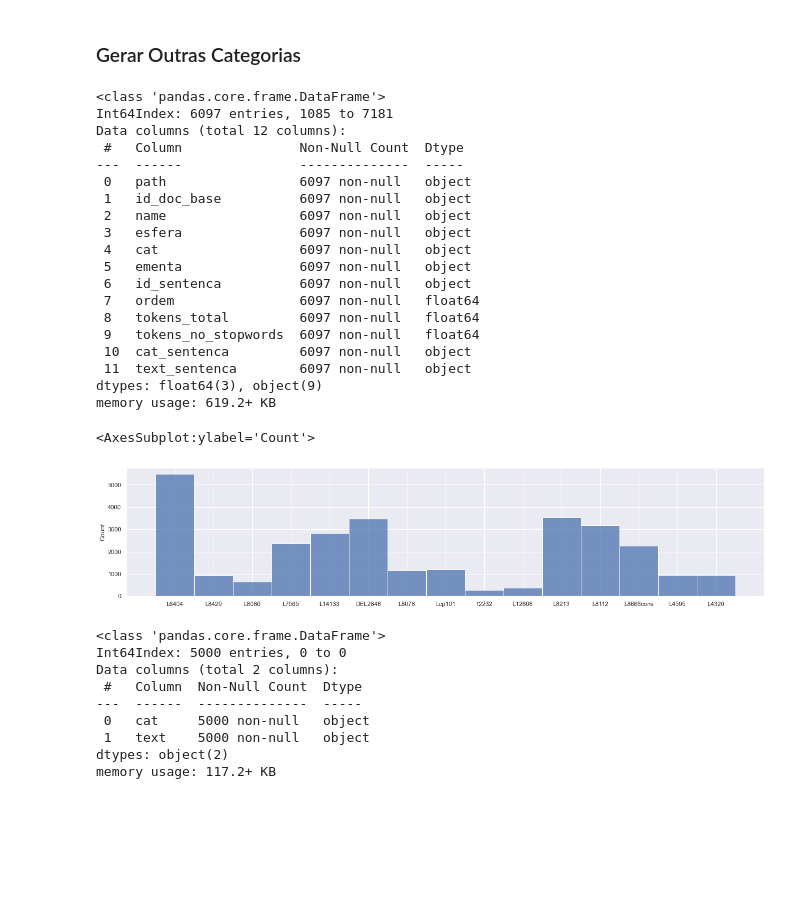
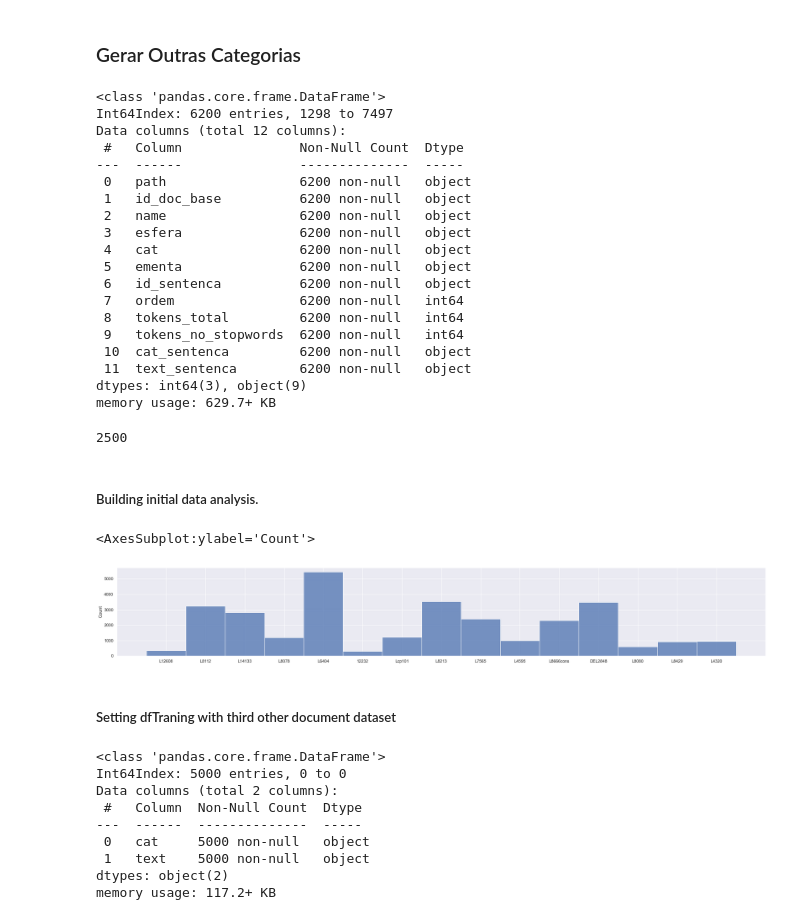
Before and after one commit to mbjesus/regbr, a Jupyter notebook: ExportarDataset.ipynb, the cells around one changed output. Saved outputs shown, nothing was run; the diff lists cells and outputs as text; code cells hidden in the pictures; blank space fills up the shorter version.

Commit message:
Building and cleaning the dataset.

```diff
--- a/ExportarDataset.ipynb
+++ b/ExportarDataset.ipynb
@@ -180,25 +208,25 @@ dfTreino.head(2)
 # %% [markdown]
 ### Gerar Outras Categorias
 # %%
-dfOutros = dfSentencas[dfSentencas['cat']!='terceiro_setor']
+dfOutros = dfSentencas[dfSentencas['cat']!='terceiro_setor'].copy()
 dfOutros.info()
 # %% [output]
 <class 'pandas.core.frame.DataFrame'>
-Int64Index: 6097 entries, 1085 to 7181
+Int64Index: 6200 entries, 1298 to 7497
 Data columns (total 12 columns):
  #   Column               Non-Null Count  Dtype
 ---  ------               --------------  -----
- 0   path                 6097 non-null   object
- 1   id_doc_base          6097 non-null   object
- 2   name                 6097 non-null   object
- 3   esfera               6097 non-null   object
- 4   cat                  6097 non-null   object
- 5   ementa               6097 non-null   object
- 6   id_sentenca          6097 non-null   object
- 7   ordem                6097 non-null   float64
- 8   tokens_total         6097 non-null   float64
- 9   tokens_no_stopwords  6097 non-null   float64
- 10  cat_sentenca         6097 non-null   object
- 11  text_sentenca        6097 non-null   object
-dtypes: float64(3), object(9)
-memory usage: 619.2+ KB
+ 0   path                 6200 non-null   object
+ 1   id_doc_base          6200 non-null   object
+ 2   name                 6200 non-null   object
+ 3   esfera               6200 non-null   object
+ 4   cat                  6200 non-null   object
+ 5   ementa               6200 non-null   object
+ 6   id_sentenca          6200 non-null   object
+ 7   ordem                6200 non-null   int64
+ 8   tokens_total         6200 non-null   int64
+ 9   tokens_no_stopwords  6200 non-null   int64
+ 10  cat_sentenca         6200 non-null   object
+ 11  text_sentenca        6200 non-null   object
+dtypes: int64(3), object(9)
+memory usage: 629.7+ KB
@@ -230,21 +233,28 @@ for i in range(0,nrDocs):
+# %%
+listaDfDocsOutros = []
+listaDfDocsOutros = gerarDocumentos(dfOutros,nrDocuments,listaDfDocsOutros)
+# %%
+len(listaDfDocsOutros)
+# %% [output]
+2500
+# %% [markdown]
+##### Building initial data analysis.
 # %%
 listaIdDocBase = []
 listaIdSentenca = []
-for dfTextProc in listaDfDocs:
+for dfTextProc in listaDfDocsOutros:
     for index,row in dfTextProc.iterrows():
         listaIdDocBase.append(row["id_doc_base"])
         listaIdSentenca.append(row["id_sentenca"])
 # %%
 countDocBase = [[x,listaIdDocBase.count(x)] for x in set(listaIdDocBase)]
 countSentenca = [[x,listaIdSentenca.count(x)] for x in set(listaIdSentenca)]
-# %%
-import matplotlib.pyplot as plt
-import seaborn as sns
-plt.style.use('ggplot')
 # %%
-sns.set(rc={'figure.figsize':(20.7,4.27)})
+sns.set(rc={'figure.figsize':(30.7,4.27)})
 sns.histplot(data=listaIdDocBase, discrete=True)
 # %% [output]
 <AxesSubplot:ylabel='Count'>
-[figure, old version]
+[figure, new version]
+# %% [markdown]
+##### Setting dfTraning with third other document dataset
 # %%
```
Also changed, not shown: parts of 34 cells of this notebook, 15 other files.
